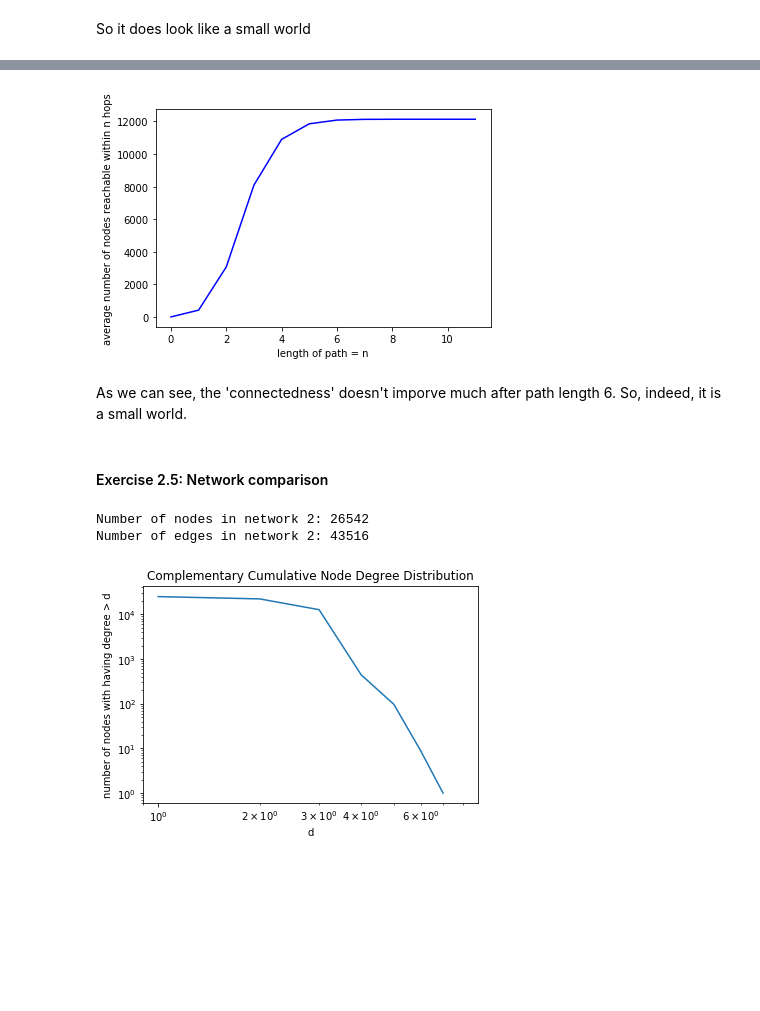
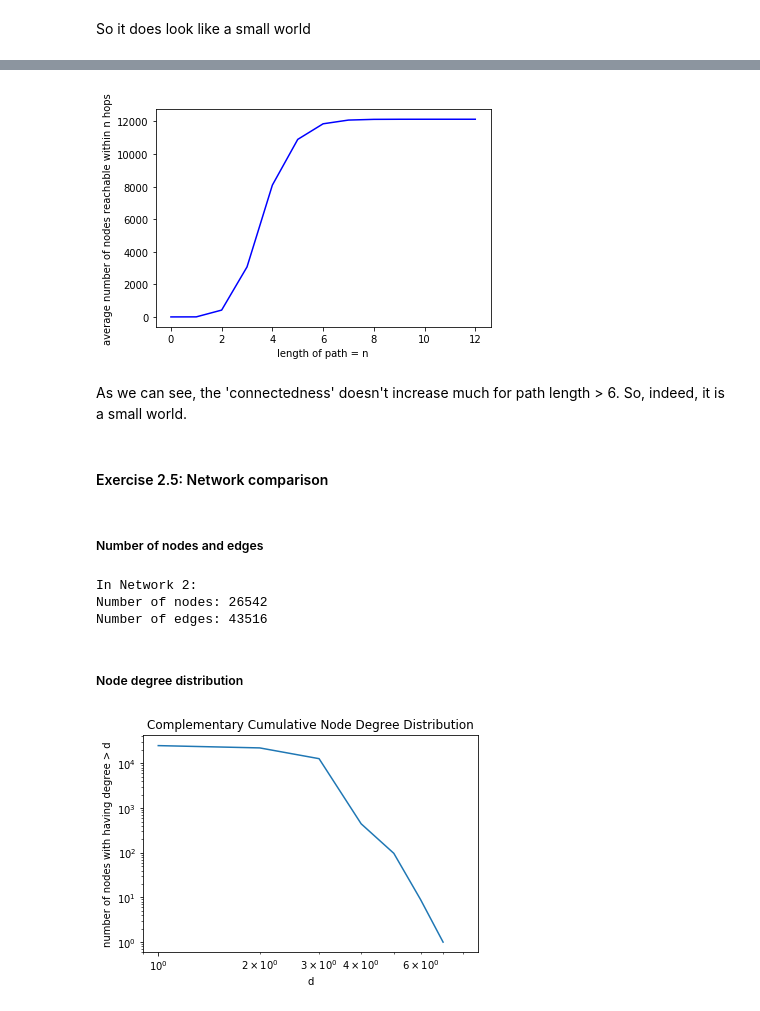
Before and after one commit to m4hmmd/Internet-Analytics, a Jupyter notebook: ix-lab2/notebooks/ix-lab2-notebook-part1.ipynb, the cells around one changed output, grey strips where cells are left out. Drawn from its saved outputs; the diff is of its cells as text; code cells hidden in the pictures; blank space fills up the shorter version.

```diff
--- a/ix-lab2/notebooks/ix-lab2-notebook-part1.ipynb
+++ b/ix-lab2/notebooks/ix-lab2-notebook-part1.ipynb
@@ -149,24 +132,30 @@ plt.show()
 # %%
 # 'Connectivity Growth'
 # for n, find number of paths with length n
-accessibiity_distr = [n1_sorted_path_lengths.count(n) for n in range(1, max(n1_sorted_path_lengths)+1)]
-for i in range(max(n1_sorted_path_lengths) - 1):
+n1_sorted_path_lengths = sorted(n1_path_lengths, reverse = True)
+
+# number of paths with length l for every l (basically, a histogram)
+accessibiity_distr = [n1_sorted_path_lengths.count(n) for n in range(max(n1_sorted_path_lengths)+1)]
+
+# number of paths with length <=l for every l
+for i in range(max(n1_sorted_path_lengths)):
     accessibiity_distr[i+1] += accessibiity_distr[i]
 
 # To get avg number of nodes within n hops, multiply it by 2 and divide by N
 accessibiity_distr = list(map(lambda x: x * 2 / n1_node_count, accessibiity_distr))
 plt.plot(accessibiity_distr, 'b-')
 plt.xlabel('length of path = n')
 plt.ylabel('average number of nodes reachable within n hops')
 plt.show()
 # %% [output]
-[figure, old version]
+[figure, new version]
 # %% [markdown]
-As we can see, the 'connectedness' doesn't imporve much after path length 6. So, indeed, it is a small world.
+As we can see, the 'connectedness' doesn't increase much for path length > 6. So, indeed, it is a small world.
 # %% [markdown]
 #### Exercise 2.5: Network comparison
+# %% [markdown]
+##### Number of nodes and edges
 # %%
-# NUMBER OF NODES AND EDGES
 H = nx.Graph()
 with open('../data/network2.csv') as csv_file2:
     csv_reader2 = csv.reader(csv_file2, delimiter=',')
@@ -175,14 +164,16 @@ with open('../data/network2.csv') as csv_file2:
             H.add_edge(int(row[0]), int(row[1]))
 
 n2_edge_count = H.edges.__len__()
-n2_node_count = H.no
-des.__len__()
+n2_node_count = H.nodes.__len__()
 print ('In Network 2:')
 print ('Number of nodes:', n2_node_count)
 print ('Number of edges:', n2_edge_count)
 # %% [output]
-Number of nodes in network 2: 26542
-Number of edges in network 2: 43516
+In Network 2:
+Number of nodes: 26542
+Number of edges: 43516
+# %% [markdown]
+##### Node degree distribution
 # %%
 # Degrees
 n2_degrees = sorted([d for n, d in H.degree()])
```
Also changed, not shown: parts of 15 cells of this notebook.
